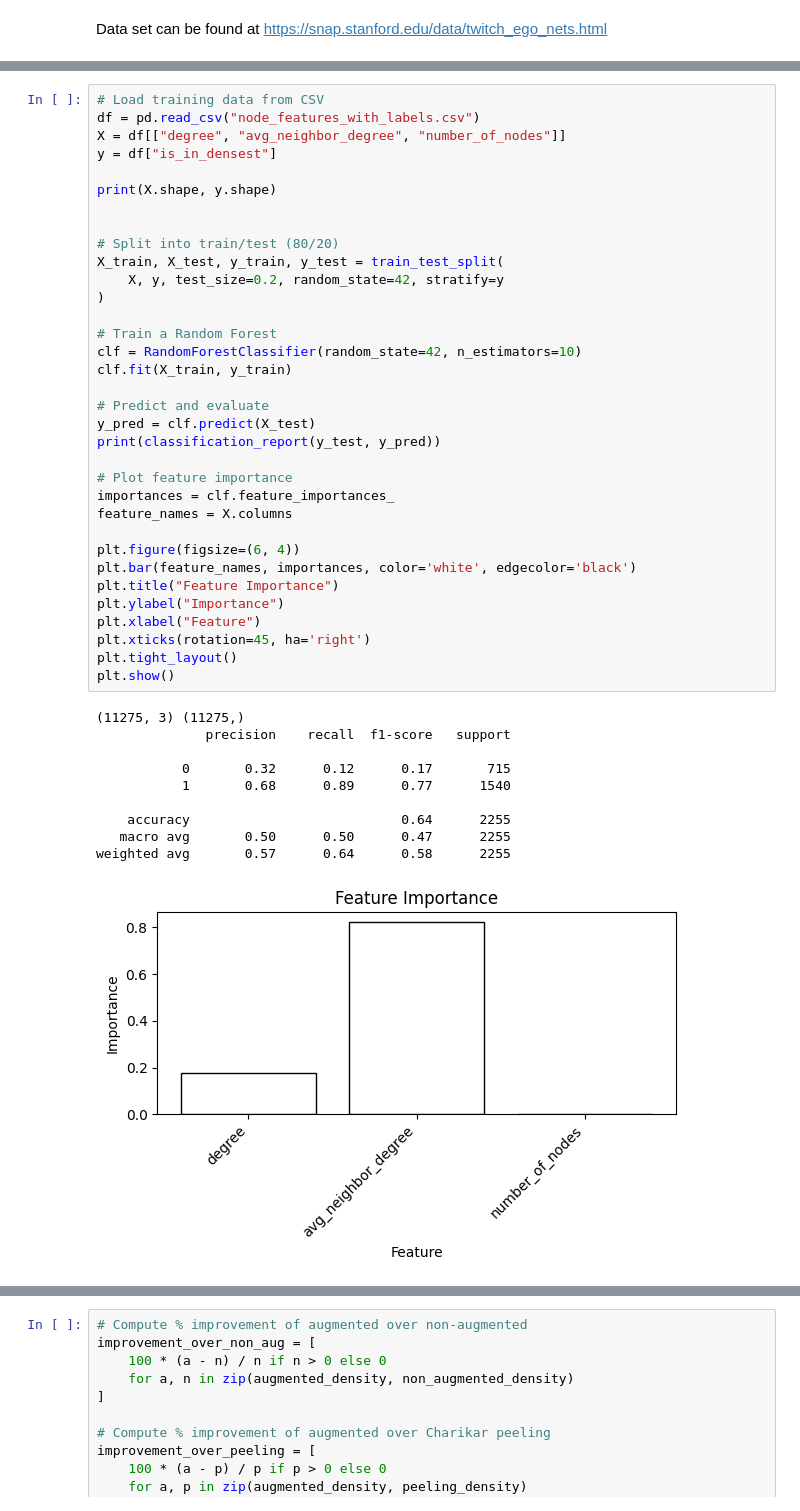
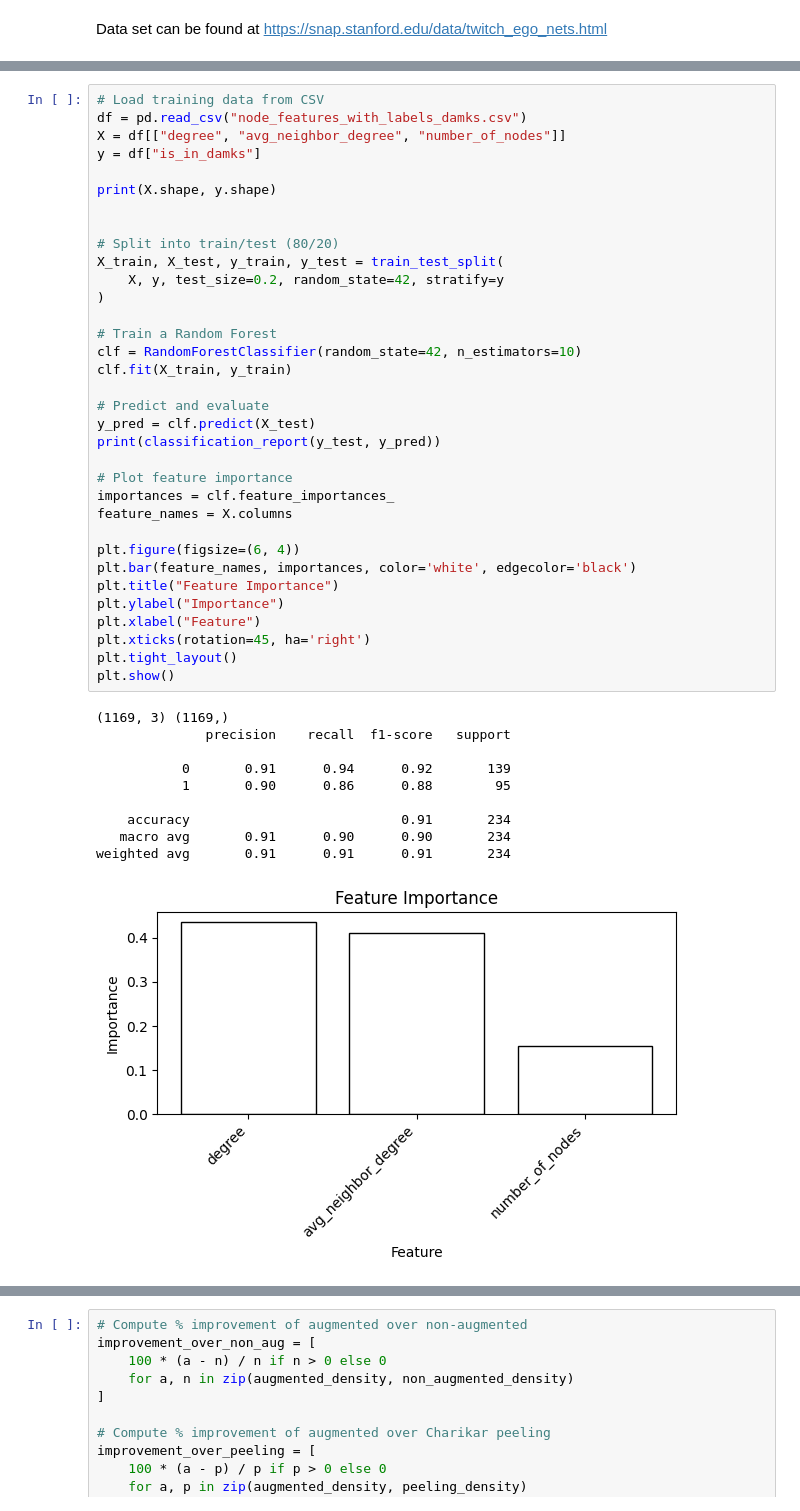
Before and after one commit to hoavu-cs/LearningAugmentedDensestSubgraph, a Jupyter notebook: augmented-damks.ipynb, the cells around one changed output, grey strips where cells are left out. Cells and saved outputs as stored; diff of their text form.

```diff
--- a/augmented-damks.ipynb
+++ b/augmented-damks.ipynb
@@ -196,46 +221,46 @@ Number of graphs processed: 275
 # %%
 # Load training data from CSV
-df = pd.read_csv("node_features_with_labels.csv")
+df = pd.read_csv("node_features_with_labels_damks.csv")
 X = df[["degree", "avg_neighbor_degree", "number_of_nodes"]]
-y = df["is_in_densest"]
+y = df["is_in_damks"]
 
 print(X.shape, y.shape)
 
 
 # Split into train/test (80/20)
 X_train, X_test, y_train, y_test = train_test_split(
     X, y, test_size=0.2, random_state=42, stratify=y
 )
 
 # Train a Random Forest
 clf = RandomForestClassifier(random_state=42, n_estimators=10)
 clf.fit(X_train, y_train)
 
 # Predict and evaluate
 y_pred = clf.predict(X_test)
 print(classification_report(y_test, y_pred))
 
 # Plot feature importance
 importances = clf.feature_importances_
 feature_names = X.columns
 
 plt.figure(figsize=(6, 4))
 plt.bar(feature_names, importances, color='white', edgecolor='black')
 plt.title("Feature Importance")
 plt.ylabel("Importance")
 plt.xlabel("Feature")
 plt.xticks(rotation=45, ha='right')
 plt.tight_layout()
 plt.show()
 # %% [output]
-(11275, 3) (11275,)
+(1169, 3) (1169,)
               precision    recall  f1-score   support
 
-           0       0.32      0.12      0.17       715
-           1       0.68      0.89      0.77      1540
+           0       0.91      0.94      0.92       139
+           1       0.90      0.86      0.88        95
 
-    accuracy                           0.64      2255
-   macro avg       0.50      0.50      0.47      2255
-weighted avg       0.57      0.64      0.58      2255
+    accuracy                           0.91       234
+   macro avg       0.91      0.90      0.90       234
+weighted avg       0.91      0.91      0.91       234
-[figure, old version]
+[figure, new version]
 # %%
```
Also changed, not shown: parts of 12 cells of this notebook.
